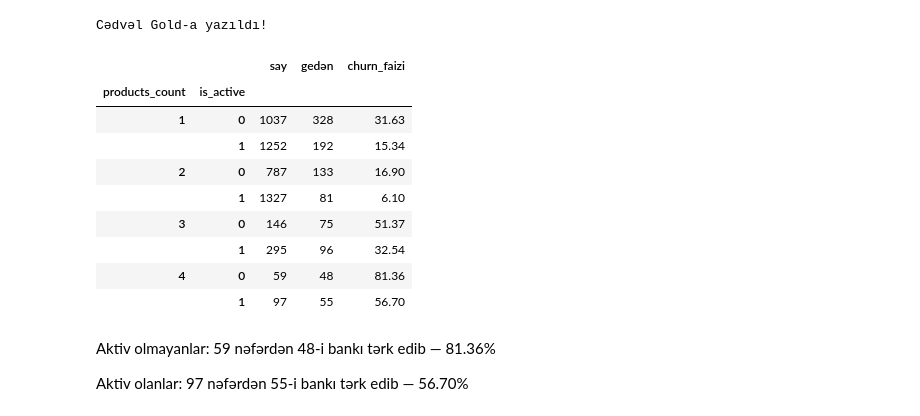
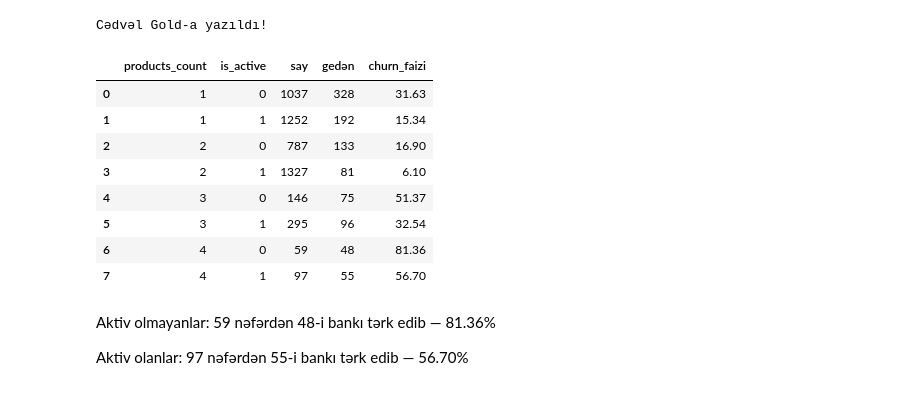
Before and after one commit to mashadiyevasabina/Bank_Analysis, a Jupyter notebook: notebooks/02_silver_clean.ipynb, the cells around one changed output. Drawn from its saved outputs; the diff is of its cells as text; code cells hidden in the pictures.

```diff
--- a/notebooks/02_silver_clean.ipynb
+++ b/notebooks/02_silver_clean.ipynb
@@ -490,25 +490,25 @@ Cədvəl Gold-a yazıldı!
 # %%
 mehsul_aktivlik = customers_df.groupby(
     ["products_count", "is_active"]
 )["churned"].agg(
     say="count",
     gedən="sum",
     churn_faizi="mean"
 ).assign(
     churn_faizi=lambda x: (x["churn_faizi"] * 100).round(2)
 )
+mehsul_aktivlik=mehsul_aktivlik.reset_index()
 mehsul_aktivlik
 # %% [output]
-|  |  | say | gedən | churn_faizi |
-| products_count | is_active |  |  |  |
-| 1 | 0 | 1037 | 328 | 31.63 |
-|  | 1 | 1252 | 192 | 15.34 |
-| 2 | 0 | 787 | 133 | 16.90 |
-|  | 1 | 1327 | 81 | 6.10 |
-| 3 | 0 | 146 | 75 | 51.37 |
-|  | 1 | 295 | 96 | 32.54 |
-| 4 | 0 | 59 | 48 | 81.36 |
-|  | 1 | 97 | 55 | 56.70 |
+|  | products_count | is_active | say | gedən | churn_faizi |
+| 0 | 1 | 0 | 1037 | 328 | 31.63 |
+| 1 | 1 | 1 | 1252 | 192 | 15.34 |
+| 2 | 2 | 0 | 787 | 133 | 16.90 |
+| 3 | 2 | 1 | 1327 | 81 | 6.10 |
+| 4 | 3 | 0 | 146 | 75 | 51.37 |
+| 5 | 3 | 1 | 295 | 96 | 32.54 |
+| 6 | 4 | 0 | 59 | 48 | 81.36 |
+| 7 | 4 | 1 | 97 | 55 | 56.70 |
 # %% [markdown]
 Aktiv olmayanlar: 59 nəfərdən 48-i bankı tərk edib — 81.36%
 
```
Also changed, not shown: parts of 17 cells of this notebook, 2 other files.
